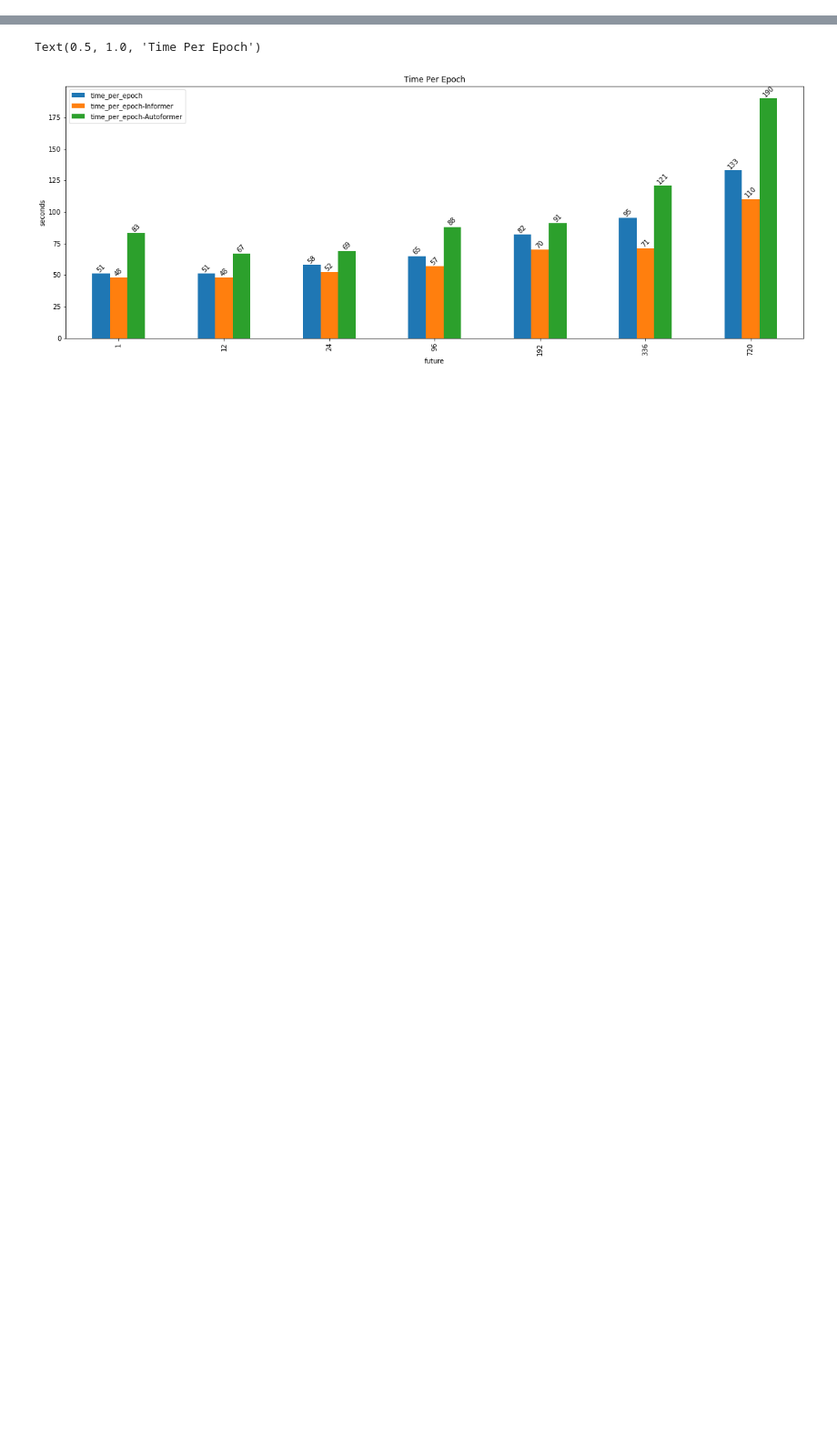
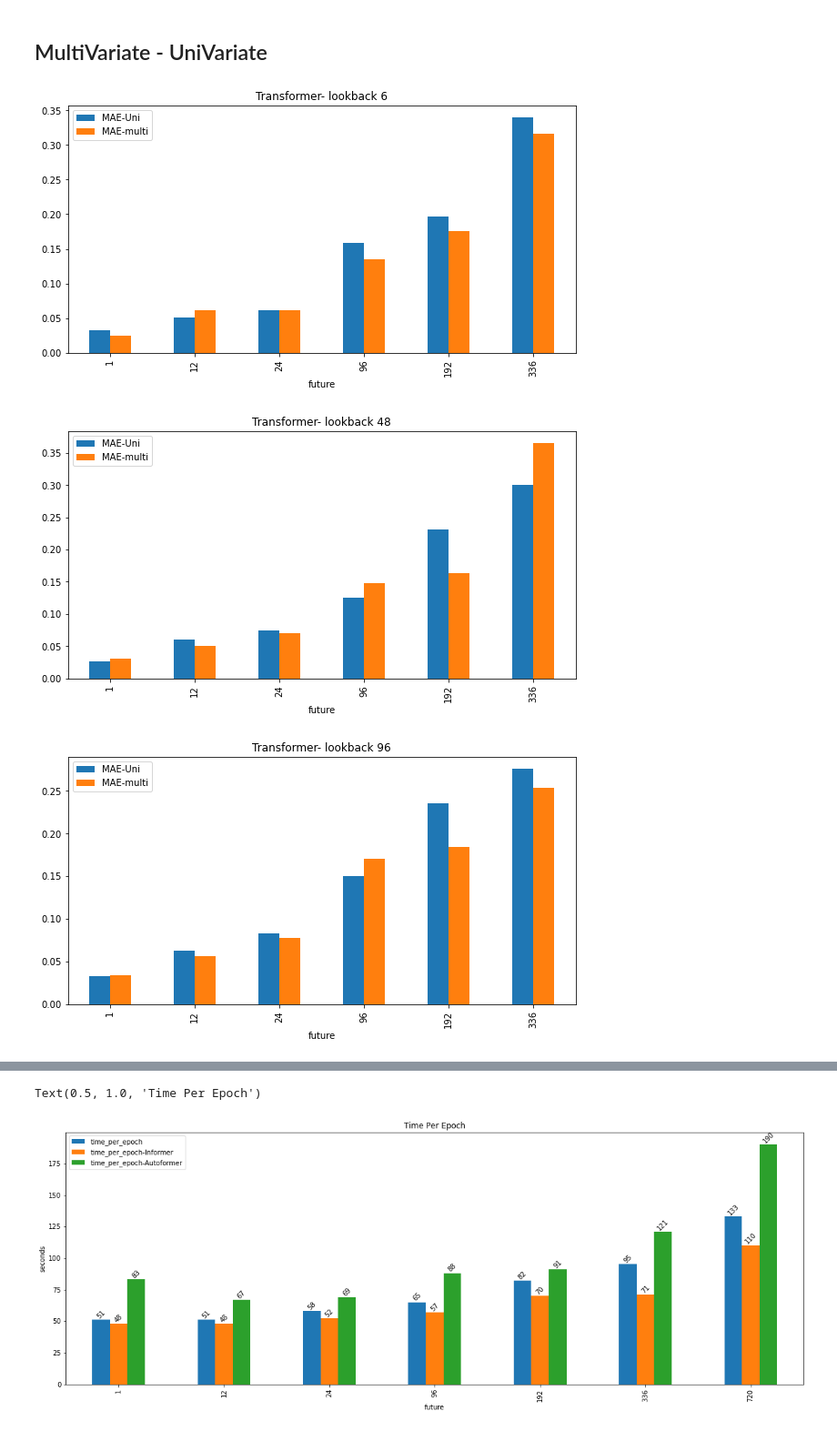
Before and after one commit to Vaiyani/mvaiyani-thesis, a Jupyter notebook: Results/Parser.ipynb, the cells around one changed output, grey strips where cells are left out. Shown at 91% size. Drawn from its saved outputs; the diff is of its cells as text; code cells hidden in the pictures; blank space fills up the shorter version.

Commit message:
Updated Results

```diff
--- a/Results/Parser.ipynb
+++ b/Results/Parser.ipynb
@@ -79,6 +84,8 @@ def slice_and_dice(formers:pd.DataFrame, lstms: pd.DataFrame) -> pd.DataFrame:
 # %%
-formers_org = parse_results('formers-original-data.txt').\
+univariate_formers_org = parse_results('formers-original-data.txt').\
+                drop_duplicates(subset=['model', 'lookback', 'future', 'pos','val','temp'], keep = 'last')
+univariate_formers_org['time_per_epoch'] = univariate_formers_org['train_time']/univariate_formers_org['epochs']
+univariate_lstms_org = parse_lstms('new_results_lstm.txt')
+multivariate_formers_org = parse_results('formers_multivariate_result.txt', True).\
                 drop_duplicates(subset=['model', 'lookback', 'future', 'pos','val','temp'])
-formers_org['time_per_epoch'] = formers_org['train_time']/formers_org['epochs']
-lstms_org = parse_lstms('result-lstm-original-data.txt')
-lstms_red = parse_lstms('result-lstm-reduced-data.txt')
+# lstms_red = parse_lstms('result-lstm-reduced-data.txt')
@@ -84,0 +106,30 @@ lstms_red = parse_lstms('result-lstm-reduced-data.txt')
+# %% [markdown]
+## MultiVariate - UniVariate ##
+# %%
+df_uni_mv = univariate_formers_org[["model","lookback", "future", "pos", "val", "temp", "MSE", "MAE"]].merge(multivariate_formers_org, how = "left", on=["model","lookback", "future", "pos", "val", "temp"], \
+                              suffixes=('-Uni', '-multi'))
+df_uni_mv = df_uni_mv.dropna()
+# df_uni_mv['multi_better'] = np.where(df_uni_mv['MAE-Uni'] > df_uni_mv['MAE-multi'], 1,0)
+# %%
+model = 'Transformer'
+# lookback = 6
+if model == 'Transformer':
+    pos, val, temp = 'True', 'False', 'False'
+elif model == 'Informer':
+    pos, val, temp = 'True', 'True', 'True'
+elif model == 'Autoformer':
+    pos, val, temp = 'False', 'True', 'True'
+
+for lookback in [6, 48, 96, 168, 336]:
+    result_df = df_uni_mv[(df_uni_mv['model'] == model)\
+              & (df_uni_mv['lookback'] == lookback)\
+              & (df_uni_mv['pos'] == pos)\
+              & (df_uni_mv['val'] == val)\
+              & (df_uni_mv['temp'] == temp)]
+    # result_df[['MAE-Uni','MAE-multi']] *= 10
+    ax = result_df.plot.bar(x='future', y=['MAE-Uni','MAE-multi'],figsize=(10,5))
+    ax.set_title(model + "- lookback "+ str(lookback) )
+# %% [output]
+[figure, added]
+[figure, added]
+[figure, added]
```
Also changed, not shown: parts of 20 cells of this notebook, 6 other files.
